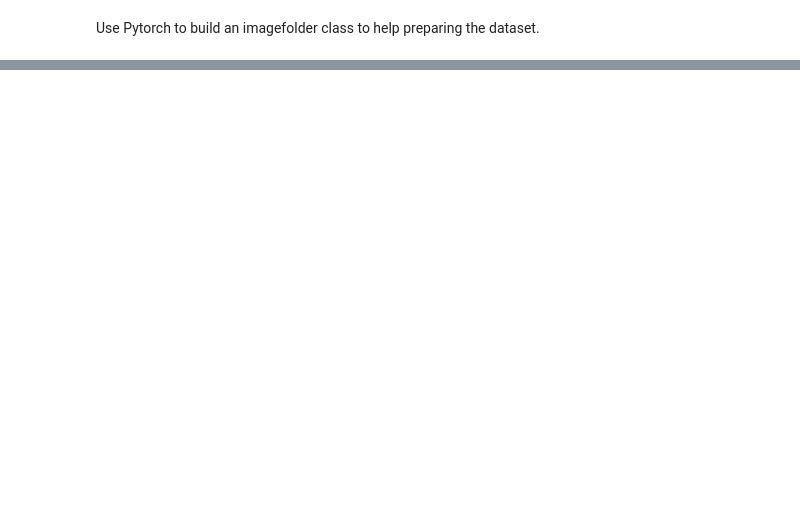
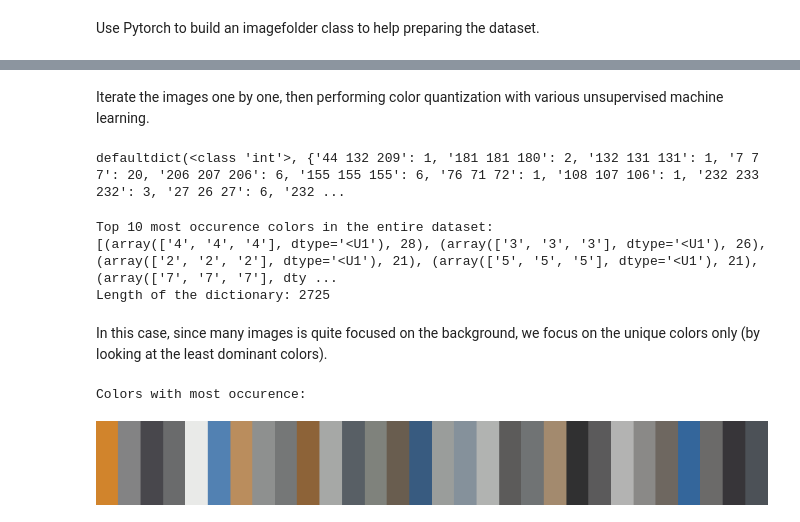
Before and after one commit to anthonycreates2000/Color-Quantization-with-Unsupervised-Machine-Learning, a Jupyter notebook: Color_Quantization_with_Unsupervised_Machine_Learning_Models_with_Flowers_Dataset.ipynb, the cells around one changed output, grey strips where cells are left out. Saved outputs shown, nothing was run; the diff lists cells and outputs as text; code cells hidden in the pictures; blank space fills up the shorter version.

Commit message:
Added code to help find the main colors and visualizing them.

```diff
--- a/Color_Quantization_with_Unsupervised_Machine_Learning_Models_with_Flowers_Dataset.ipynb
+++ b/Color_Quantization_with_Unsupervised_Machine_Learning_Models_with_Flowers_Dataset.ipynb
@@ -112,0 +138,2 @@ print(flower_per_class_dataset[0][0:10])
+# %% [markdown]
+Iterate the images one by one, then performing color quantization with various unsupervised machine learning.
@@ -112,0 +185,60 @@ print(flower_per_class_dataset[0][0:10])
+# %%
+print(rgb_occurence_dict)
+# %% [output]
+defaultdict(<class 'int'>, {'44 132 209': 1, '181 181 180': 2, '132 131 131': 1, '7 7 7': 20, '206 207 206': 6, '155 155 155': 6, '76 71 72': 1, '108 107 106': 1, '232 233 232': 3, '27 26 27': 6, '232 ...
+# %%
+rgb_occurence_ordered_dict = (
+  list(
+    sorted(rgb_occurence_dict.items(), key = lambda item: item[1])
+  )
+)
+rgb_occurence_ordered_dict.reverse()
+
+def split_by_space(key_value):
+  color_name, number_of_occurences = key_value
+  return np.array(color_name.split(" ")), number_of_occurences
+
+rgb_occurence_ordered_dict = list(map(
+    split_by_space, rgb_occurence_ordered_dict
+))
+
+print("Top 10 most occurence colors in the entire dataset:")
+print(rgb_occurence_ordered_dict[:30])
+print(f"Length of the dictionary: {len(rgb_occurence_ordered_dict)}")
+# %% [output]
+Top 10 most occurence colors in the entire dataset:
+[(array(['4', '4', '4'], dtype='<U1'), 28), (array(['3', '3', '3'], dtype='<U1'), 26), (array(['2', '2', '2'], dtype='<U1'), 21), (array(['5', '5', '5'], dtype='<U1'), 21), (array(['7', '7', '7'], dty ...
+Length of the dictionary: 2725
+# %% [markdown]
+In this case, since many images is quite focused on the background, we focus on the unique colors only (by looking at the least dominant colors).
+# %%
+def plot_colors(colors, number_of_occurences, bar_size):
+  bar = np.zeros(bar_size, dtype = "uint8")
+
+  right_step_size = bar_size[1] / len(colors)
+
+  x_start = 0
+  for color, number_of_occurences in zip(colors, number_of_occurences):
+    x_end = x_start + right_step_size
+    cv2.rectangle(bar, (int(x_start), 0), (int(x_end), bar_size[0]), color.astype(int).tolist(), -1)
+    x_start = x_end
+
+  cv2_imshow(bar)
+
+TOP_N_COLORS = 30
+color_names = list(zip(*rgb_occurence_ordered_dict))[0]
+number_of_occurences = list(zip(*rgb_occurence_ordered_dict))[1]
+
+color_names = list(reversed(color_names))[:TOP_N_COLORS]
+number_of_occurences = list(reversed(number_of_occurences))[:TOP_N_COLORS]
+
+bar_size = (100, 800, 3)
+
+color_names = np.array(color_names)
+number_of_occurences = np.array(number_of_occurences)
+
+print("Colors with most occurence: ")
+plot_colors(color_names, number_of_occurences, bar_size)
+# %% [output]
+Colors with most occurence:
+[figure, added]
```
Also changed, not shown: parts of 5 cells of this notebook.
